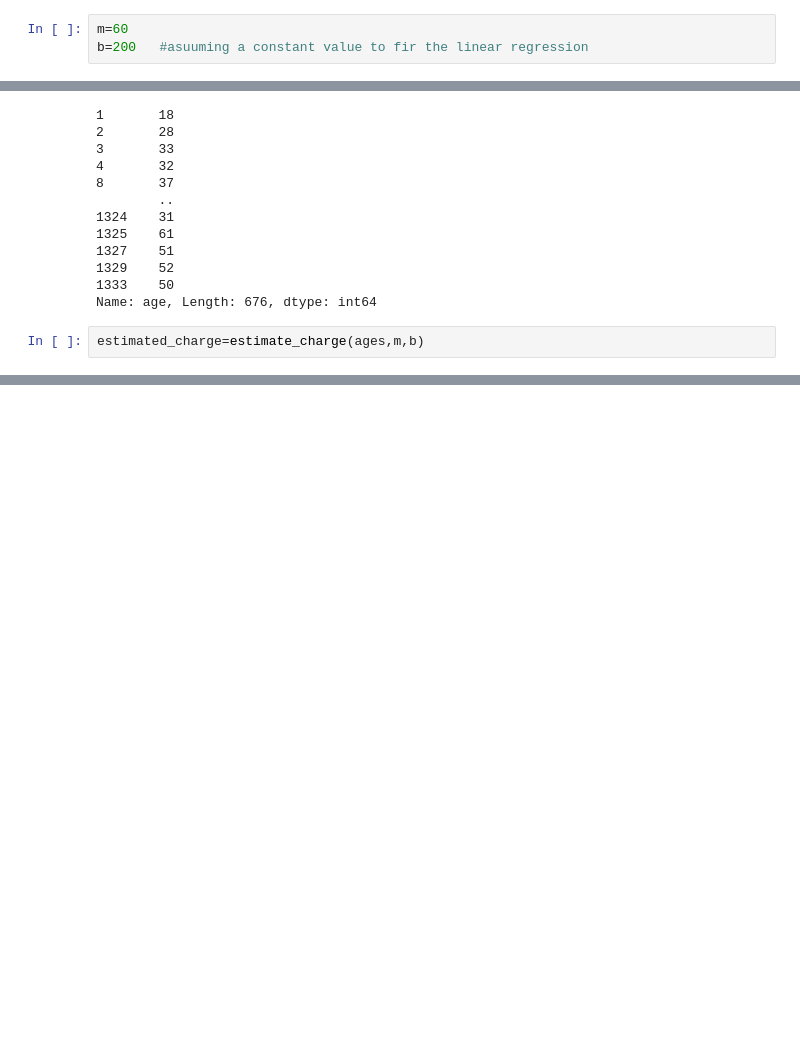
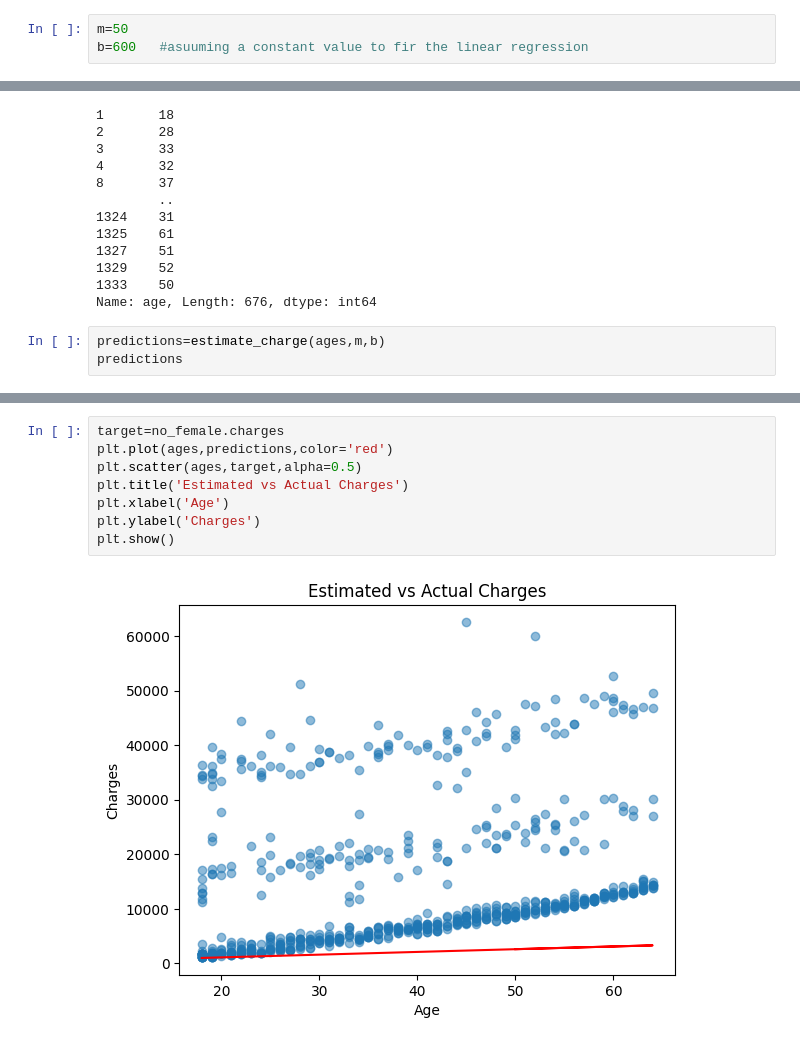
Before and after one commit to toRK25/scikit2, a Jupyter notebook: REAL.IPYNB, the cells around one changed output, grey strips where cells are left out. Cells and saved outputs as stored; diff of their text form; blank space fills up the shorter version.

```diff
--- a/REAL.IPYNB
+++ b/REAL.IPYNB
@@ -97,8 +99,8 @@ NOW WE ARE CREATING A MODEL TO PREDICT THE CHARGES
 def estimate_charge(age , m , b):
     return m*age + b
 # %%
-m=60
-b=200   #asuuming a constant value to fir the linear regression
+m=50
+b=600   #asuuming a constant value to fir the linear regression
 # %%
 #create a varibale with only age of males
 ages=no_female.age
@@ -117,4 +119,5 @@ ages
 1333    50
 Name: age, Length: 676, dtype: int64
 # %%
-estimated_charge=estimate_charge(ages,m,b)
+predictions=estimate_charge(ages,m,b)
+predictions
@@ -120,0 +137,10 @@ estimated_charge=estimate_charge(ages,m,b)
+# %%
+target=no_female.charges
+plt.plot(ages,predictions,color='red')
+plt.scatter(ages,target,alpha=0.5)
+plt.title('Estimated vs Actual Charges')
+plt.xlabel('Age')
+plt.ylabel('Charges')
+plt.show()
+# %% [output]
+[figure, added]
```
Also changed, not shown: parts of 21 cells of this notebook.
